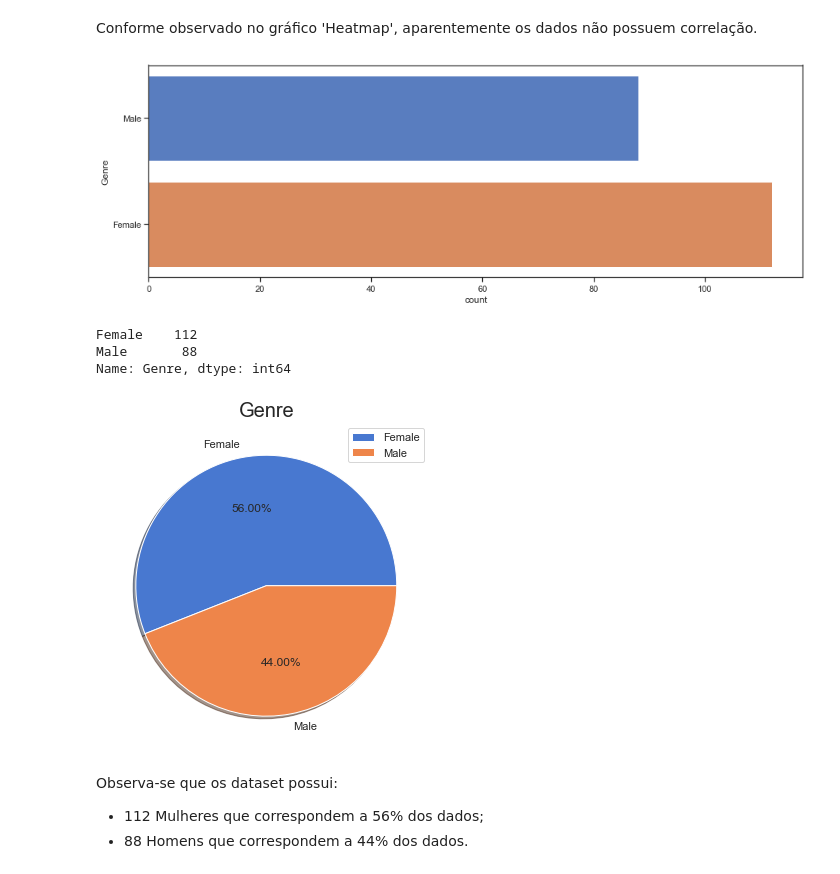
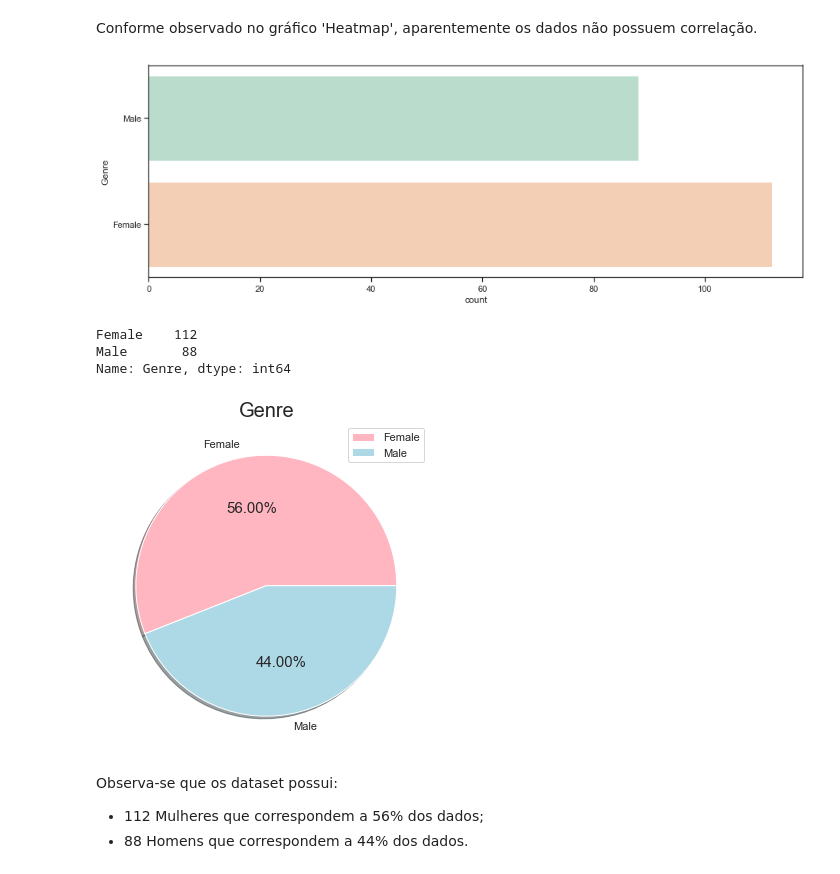
Before and after one commit to VictorSMonteiro/Projeto-Especial---Segmenta-ao-do-Clientes-, a Jupyter notebook: Teste Projeto.ipynb, the cells around one changed output. Cells and saved outputs as stored; diff of their text form; code cells hidden in the pictures.

```diff
--- a/Teste Projeto.ipynb
+++ b/Teste Projeto.ipynb
@@ -229,14 +229,14 @@ Conforme observado no gráfico 'Heatmap', aparentemente os dados não possuem co
 # %%
 #   Importação da Biblioteca seaborn
 import seaborn as sns
 
 #   Visualização do gráfico de barras com a coluna sexo
 plt.figure(figsize = (15 , 5))
-sns.set_theme(style="ticks", palette="muted")
+sns.set_theme(style="ticks", palette="Pastel2")
 sns.countplot(y = 'Genre', data = df)
 plt.show()
 # %% [output]
-[figure, old version]
+[figure, new version]
 # %%
 #   Vericando a quantidade de Homens e Mulheres
 df["Genre"].value_counts()
@@ -255,7 +255,7 @@ plt.rcParams['figure.figsize'] = (6,6)
 #   Função do gráfico em pizza, que recebe o array 'valores', e a lista 'labels'
 #   com a configuração de sombra = True para melhor visualização
 #   e com autopct para configuração de porcentagem
-plt.pie(valores, labels=labels, shadow=True, autopct='%.2f%%')
+plt.pie(valores, labels=labels, shadow=True, autopct='%.2f%%', colors=["lightpink", "lightblue"])
 
 #   Titulo do Gráfico
 plt.title('Genre', fontsize = 20)
@@ -267,7 +267,7 @@ plt.axis('off')
 plt.legend()
 plt.show()
 # %% [output]
-[figure, old version]
+[figure, new version]
 # %% [markdown]
 Observa-se que os dataset possui:
 +   112 Mulheres que correspondem a 56% dos dados;
```
Also changed, not shown: parts of 3 cells of this notebook.
